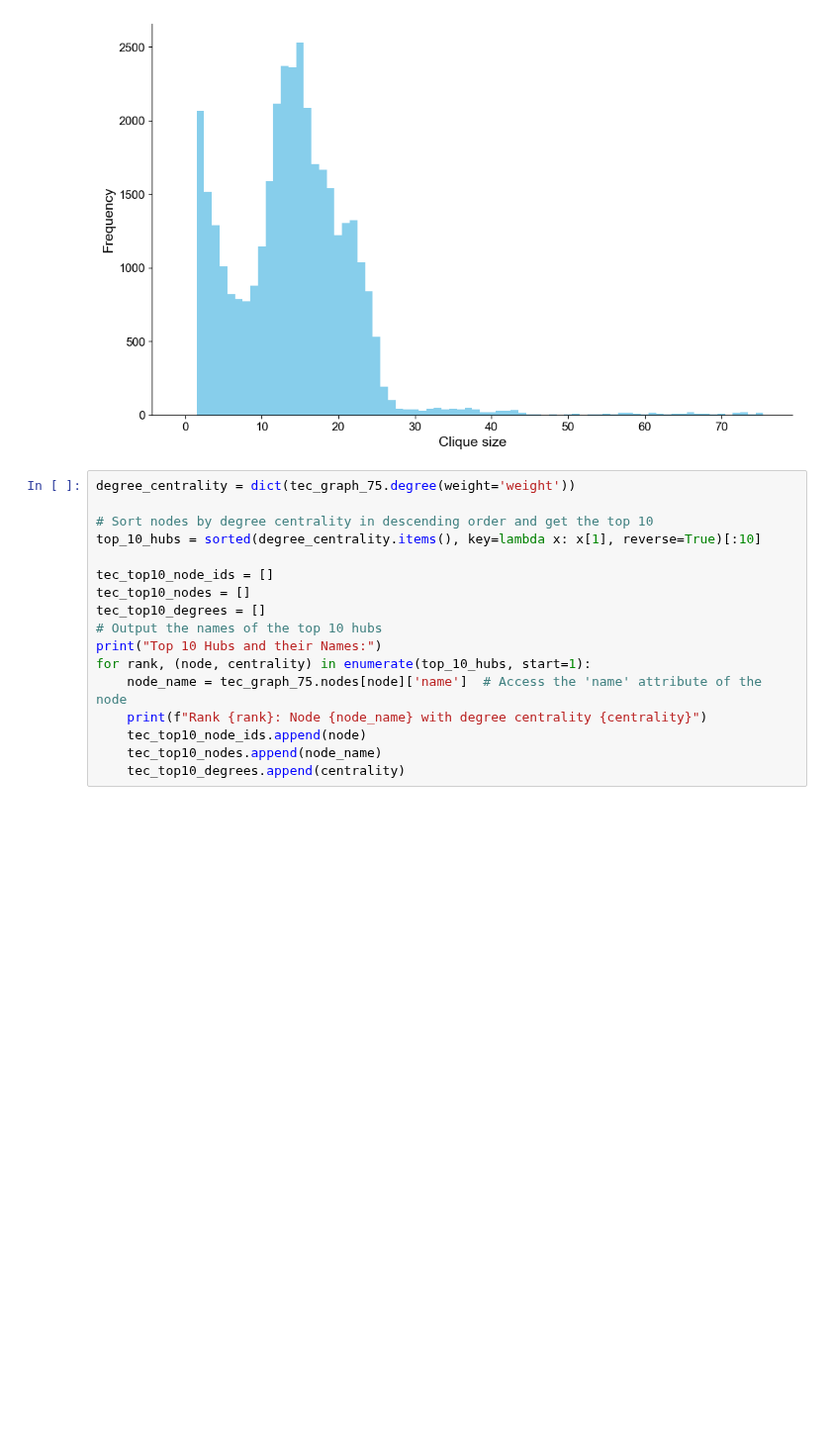
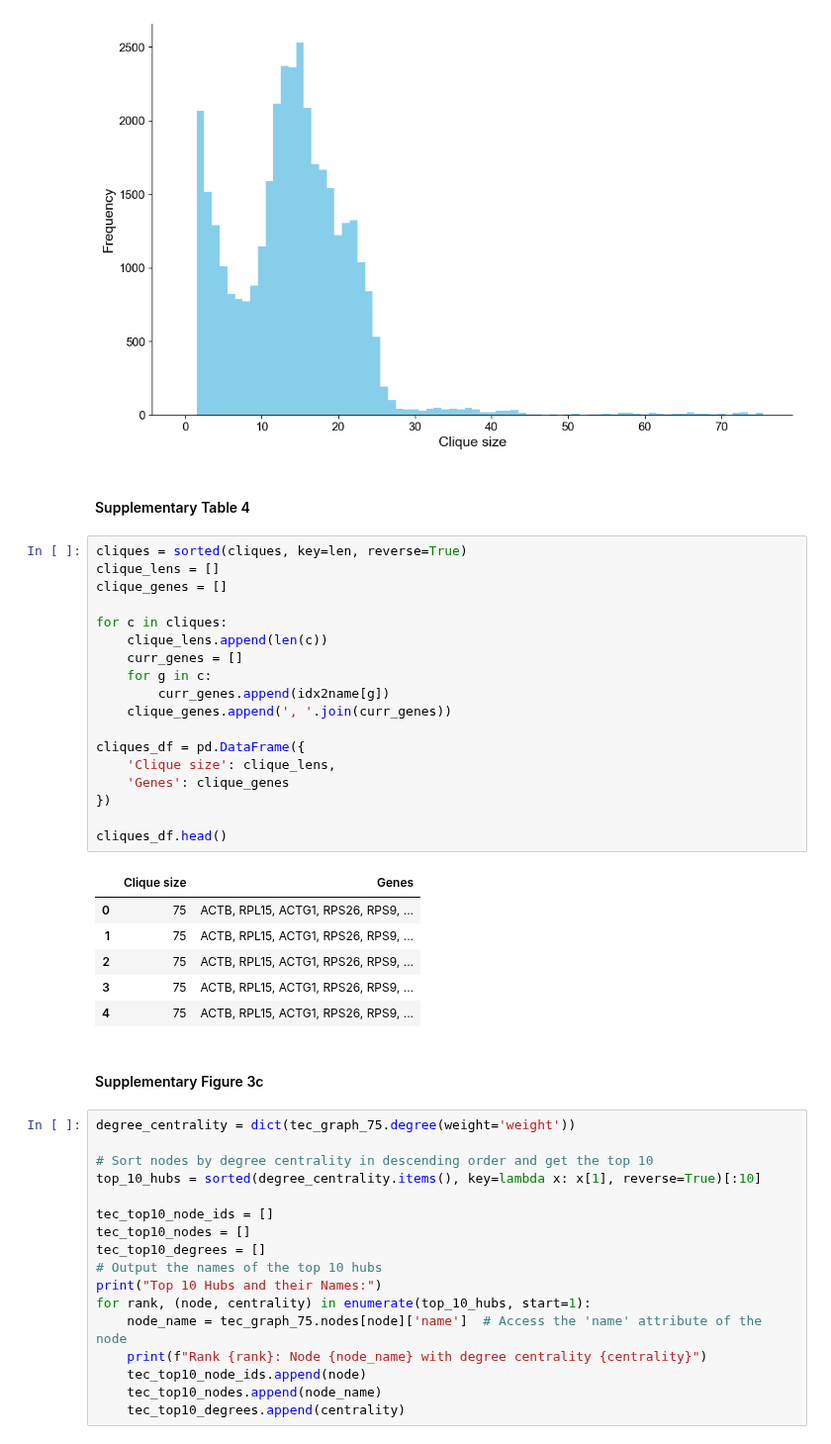
Before and after one commit to AadilRashid/GNN-TEC-Network, a Jupyter notebook: supplemental/supp_fig3.ipynb, the cells around one changed output. Shown at 99% size. Saved outputs shown, nothing was run; the diff lists cells and outputs as text; blank space fills up the shorter version.

```diff
--- a/supplemental/supp_fig3.ipynb
+++ b/supplemental/supp_fig3.ipynb
@@ -152,6 +152,35 @@ else:
 plt.show()
 # %% [output]
 [figure]
+# %% [markdown]
+#### Supplementary Table 4
+# %%
+cliques = sorted(cliques, key=len, reverse=True)
+clique_lens = []
+clique_genes = []
+
+for c in cliques:
+    clique_lens.append(len(c))
+    curr_genes = []
+    for g in c:
+        curr_genes.append(idx2name[g])
+    clique_genes.append(', '.join(curr_genes))
+
+cliques_df = pd.DataFrame({
+    'Clique size': clique_lens,
+    'Genes': clique_genes
+})
+
+cliques_df.head()
+# %% [output]
+|  | Clique size | Genes |
+| 0 | 75 | ACTB, RPL15, ACTG1, RPS26, RPS9, ... |
+| 1 | 75 | ACTB, RPL15, ACTG1, RPS26, RPS9, ... |
+| 2 | 75 | ACTB, RPL15, ACTG1, RPS26, RPS9, ... |
+| 3 | 75 | ACTB, RPL15, ACTG1, RPS26, RPS9, ... |
+| 4 | 75 | ACTB, RPL15, ACTG1, RPS26, RPS9, ... |
+# %% [markdown]
+#### Supplementary Figure 3c
 # %%
 degree_centrality = dict(tec_graph_75.degree(weight='weight'))
 
```
Also changed, not shown: parts of 1 cell of this notebook, 2 other files.
